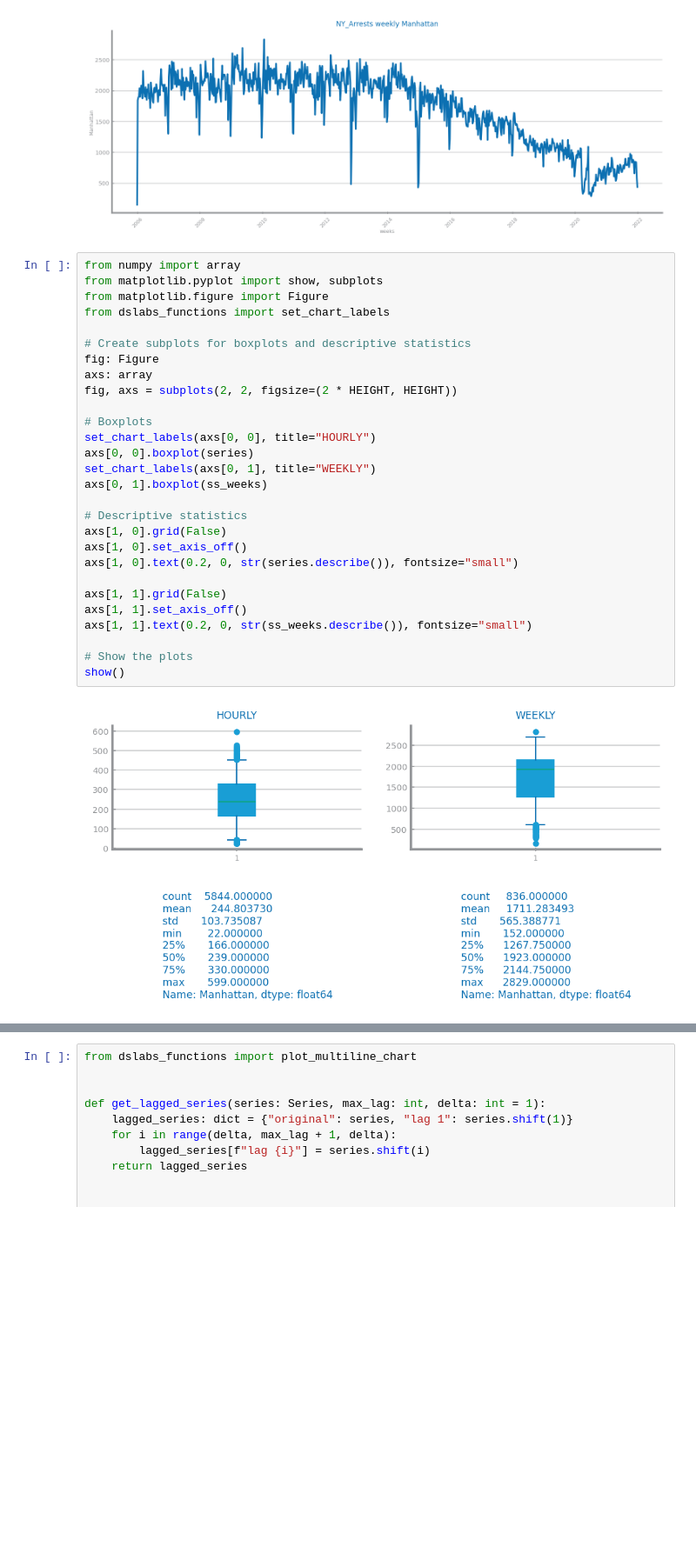
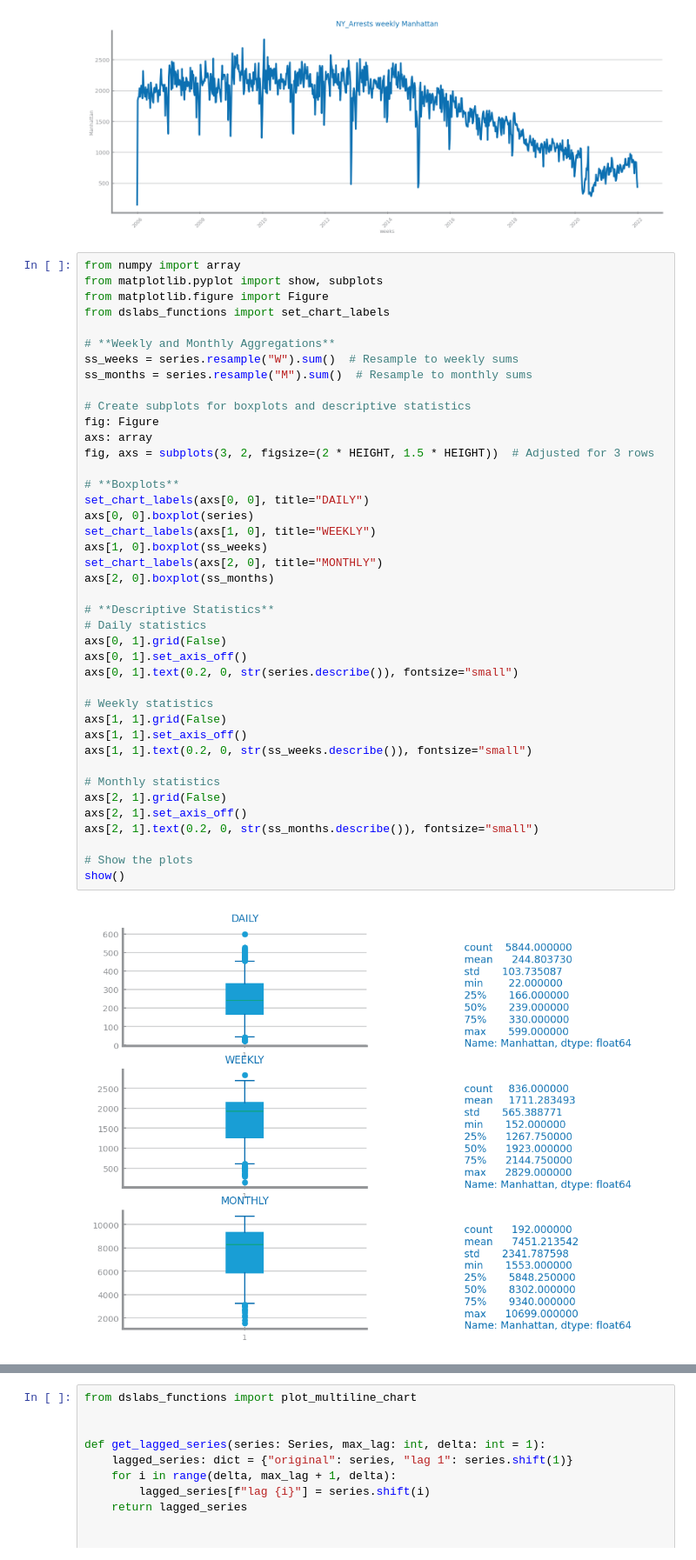
Before and after one commit to freshblaxx/DataScience, a Jupyter notebook: Projeto/TimeSeries/Analysis/Distribution.ipynb, the cells around one changed output, grey strips where cells are left out. Shown at 87% size. Saved outputs shown, nothing was run; the diff lists cells and outputs as text; blank space fills up the shorter version.

Commit message:
Aggregation

```diff
--- a/Projeto/TimeSeries/Analysis/Distribution.ipynb
+++ b/Projeto/TimeSeries/Analysis/Distribution.ipynb
@@ -39,31 +39,44 @@ show()
 # %%
 from numpy import array
 from matplotlib.pyplot import show, subplots
 from matplotlib.figure import Figure
 from dslabs_functions import set_chart_labels
 
+# **Weekly and Monthly Aggregations**
+ss_weeks = series.resample("W").sum()  # Resample to weekly sums
+ss_months = series.resample("M").sum()  # Resample to monthly sums
+
 # Create subplots for boxplots and descriptive statistics
 fig: Figure
 axs: array
-fig, axs = subplots(2, 2, figsize=(2 * HEIGHT, HEIGHT))
+fig, axs = subplots(3, 2, figsize=(2 * HEIGHT, 1.5 * HEIGHT))  # Adjusted for 3 rows
 
-# Boxplots
-set_chart_labels(axs[0, 0], title="HOURLY")
+# **Boxplots**
+set_chart_labels(axs[0, 0], title="DAILY")
 axs[0, 0].boxplot(series)
-set_chart_labels(axs[0, 1], title="WEEKLY")
-axs[0, 1].boxplot(ss_weeks)
+set_chart_labels(axs[1, 0], title="WEEKLY")
+axs[1, 0].boxplot(ss_weeks)
+set_chart_labels(axs[2, 0], title="MONTHLY")
+axs[2, 0].boxplot(ss_months)
 
-# Descriptive statistics
-axs[1, 0].grid(False)
-axs[1, 0].set_axis_off()
-axs[1, 0].text(0.2, 0, str(series.describe()), fontsize="small")
+# **Descriptive Statistics**
+# Daily statistics
+axs[0, 1].grid(False)
+axs[0, 1].set_axis_off()
+axs[0, 1].text(0.2, 0, str(series.describe()), fontsize="small")
 
+# Weekly statistics
 axs[1, 1].grid(False)
 axs[1, 1].set_axis_off()
 axs[1, 1].text(0.2, 0, str(ss_weeks.describe()), fontsize="small")
 
+# Monthly statistics
+axs[2, 1].grid(False)
+axs[2, 1].set_axis_off()
+axs[2, 1].text(0.2, 0, str(ss_months.describe()), fontsize="small")
+
 # Show the plots
 show()
 # %% [output]
-[figure, old version]
+[figure, new version]
 # %%
```
Also changed, not shown: parts of 1 cell of this notebook, 3 other files.
